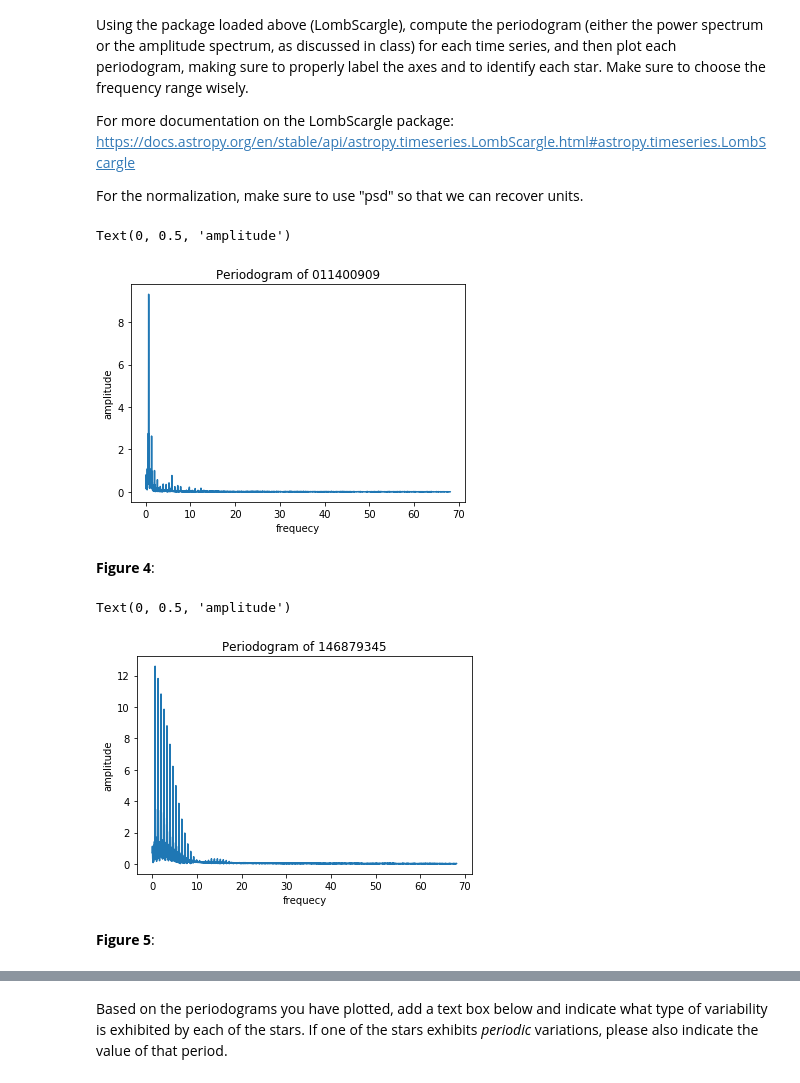
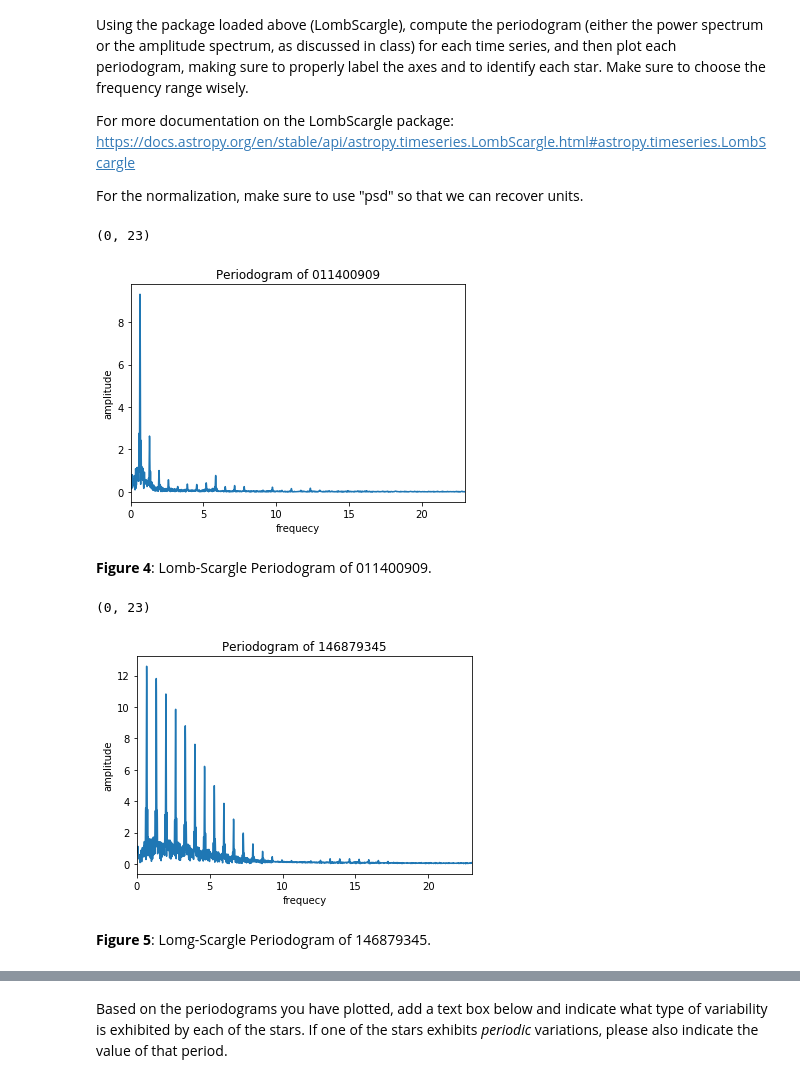
Before and after one commit to cath19/DSPS_-charty-, a Jupyter notebook: HW11/TESSlightcurves_cHarty.ipynb, the cells around one changed output, grey strips where cells are left out. Cells and saved outputs as stored; diff of their text form; code cells hidden in the pictures.

```diff
--- a/HW11/TESSlightcurves_cHarty.ipynb
+++ b/HW11/TESSlightcurves_cHarty.ipynb
@@ -128,25 +128,27 @@ pl.plot(frequency1, amp1)
 pl.title('Periodogram of 011400909')
 pl.xlabel('frequecy')
 pl.ylabel('amplitude')
+pl.xlim([0,23])
 # %% [output]
-Text(0, 0.5, 'amplitude')
+(0, 23)
-[figure, old version]
+[figure, new version]
 # %% [markdown]
-**Figure 4**:
+**Figure 4**: Lomb-Scargle Periodogram of 011400909.
 # %%
 ls2 = LombScargle(timeSeries2['time'], 1000*timeSeries2['mmag'])
 N2 = len(timeSeries2['time'])
 frequency2, power2 = ls2.autopower(normalization = 'psd', nyquist_factor = 0.2)
 amp2 = 2*(power2/N2)**0.5
 pl.plot(frequency2, amp2)
 pl.title('Periodogram of 146879345')
 pl.xlabel('frequecy')
 pl.ylabel('amplitude')
+pl.xlim([0,23])
 # %% [output]
-Text(0, 0.5, 'amplitude')
+(0, 23)
-[figure, old version]
+[figure, new version]
 # %% [markdown]
-**Figure 5**:
+**Figure 5**: Lomg-Scargle Periodogram of 146879345.
 # %%
 ls3 = LombScargle(timeSeries3['time'], 1000*timeSeries3['mmag'])
 N3 = len(timeSeries3['time'])
```
Also changed, not shown: parts of 2 cells of this notebook.
